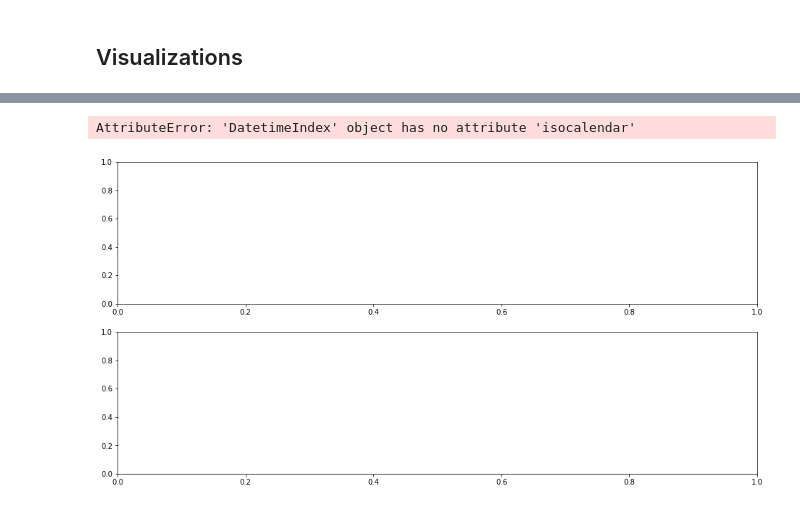
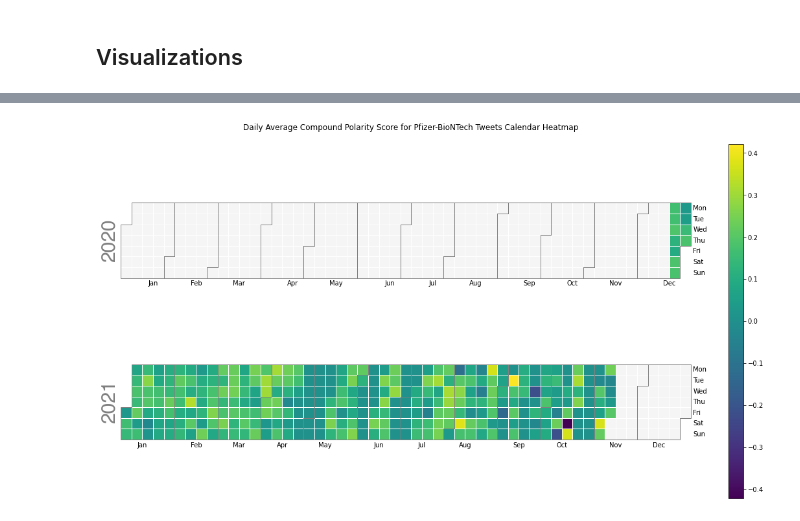
Before and after one commit to simonahendl/SI330_Final_Version2, a Jupyter notebook: SI330_Final.ipynb, the cells around one changed output, grey strips where cells are left out. Saved outputs shown, nothing was run; the diff lists cells and outputs as text; code cells hidden in the pictures.

Commit message:
Added visualization

```diff
--- a/SI330_Final.ipynb
+++ b/SI330_Final.ipynb
@@ -322,4 +322,4 @@ pearsonr(comp_score_stocks_merged["daily_percent_change_PFE"],comp_score_stocks_
 # %%
 compound_copy['date'] = pd.to_datetime(compound_copy['date'])
 # %%
-compound_copy = compound_copy.set_index('date')
+compound_copy.set_index('date', inplace = True)
@@ -348,5 +326,4 @@ Name: compound_score, Length: 262, dtype: float64
-# %%
-calmap.calendarplot(data=compound_score_calmap_series, fig_kws=dict(figsize=(16,8)))
-# %% [output]
-AttributeError: 'DatetimeIndex' object has no attribute 'isocalendar'
-[figure, removed]
+# %%
+plot1 = calplot.calplot(data=compound_copy['compound_score'], cmap = None, figsize = (16, 8), suptitle = "Daily Average Compound Polarity Score for Pfizer-BioNTech Tweets Calendar Heatmap")
+# %% [output]
+[figure, added]
```
Also changed, not shown: parts of 10 cells of this notebook.
